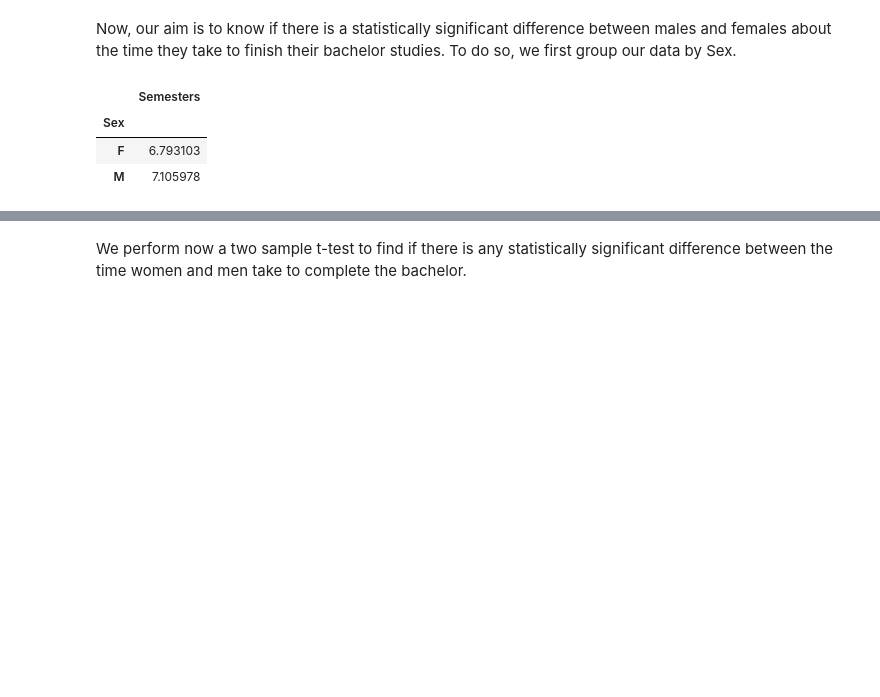
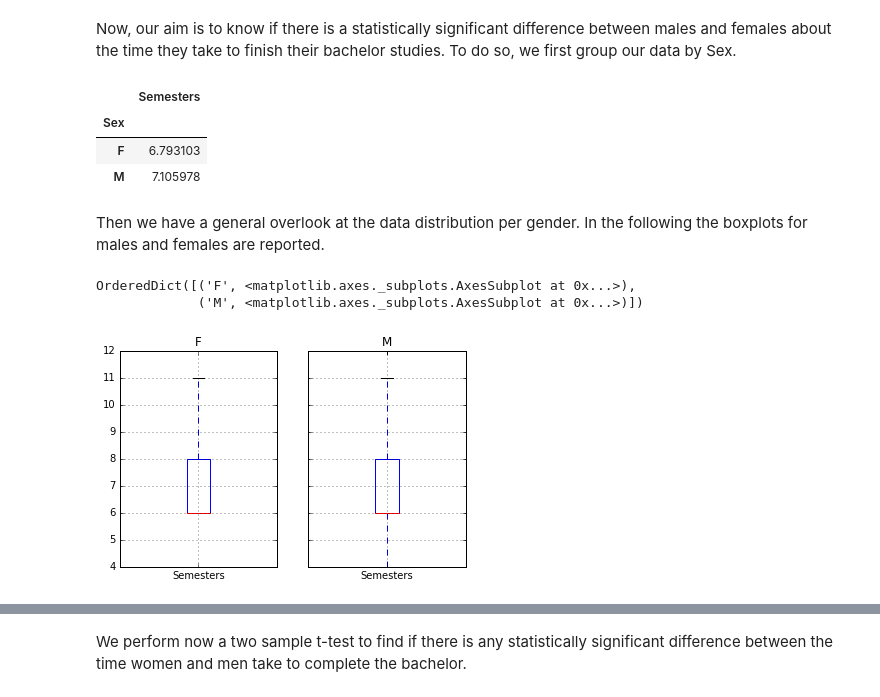
Before and after one commit to Bondzio/ADA_hw2016, a Jupyter notebook: 02 - Data from the Web/Homework2.ipynb, the cells around one changed output, grey strips where cells are left out. Saved outputs shown, nothing was run; the diff lists cells and outputs as text; code cells hidden in the pictures; blank space fills up the shorter version.

Commit message:
added boxplots and some text

```diff
--- a/02 - Data from the Web/Homework2.ipynb
+++ b/02 - Data from the Web/Homework2.ipynb
@@ -222,3 +222,13 @@ final_df_bachelor_meansex
 | Sex |  |
 | F | 6.793103 |
 | M | 7.105978 |
+# %% [markdown]
+Then we have a general overlook at the data distribution per gender. In the following the boxplots for males and females are reported.
+# %%
+# have a look at the tabular data
+#final_df_bachelor_bysex.describe()
+final_df_bachelor_bysex.boxplot(column = 'Semesters',return_type='axes')
+# %% [output]
+OrderedDict([('F', <matplotlib.axes._subplots.AxesSubplot at 0x...>),
+             ('M', <matplotlib.axes._subplots.AxesSubplot at 0x...>)])
+[figure, added]
```
Also changed, not shown: parts of 6 cells of this notebook.
